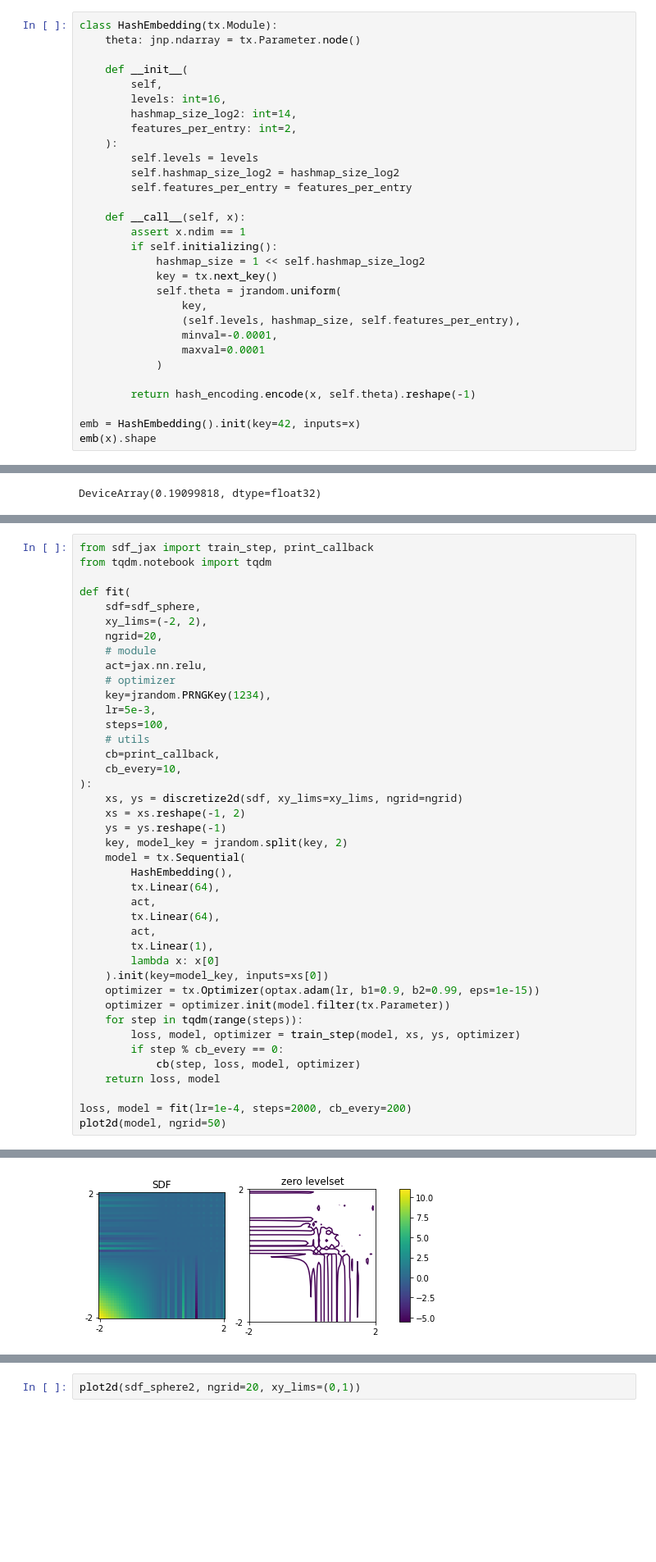
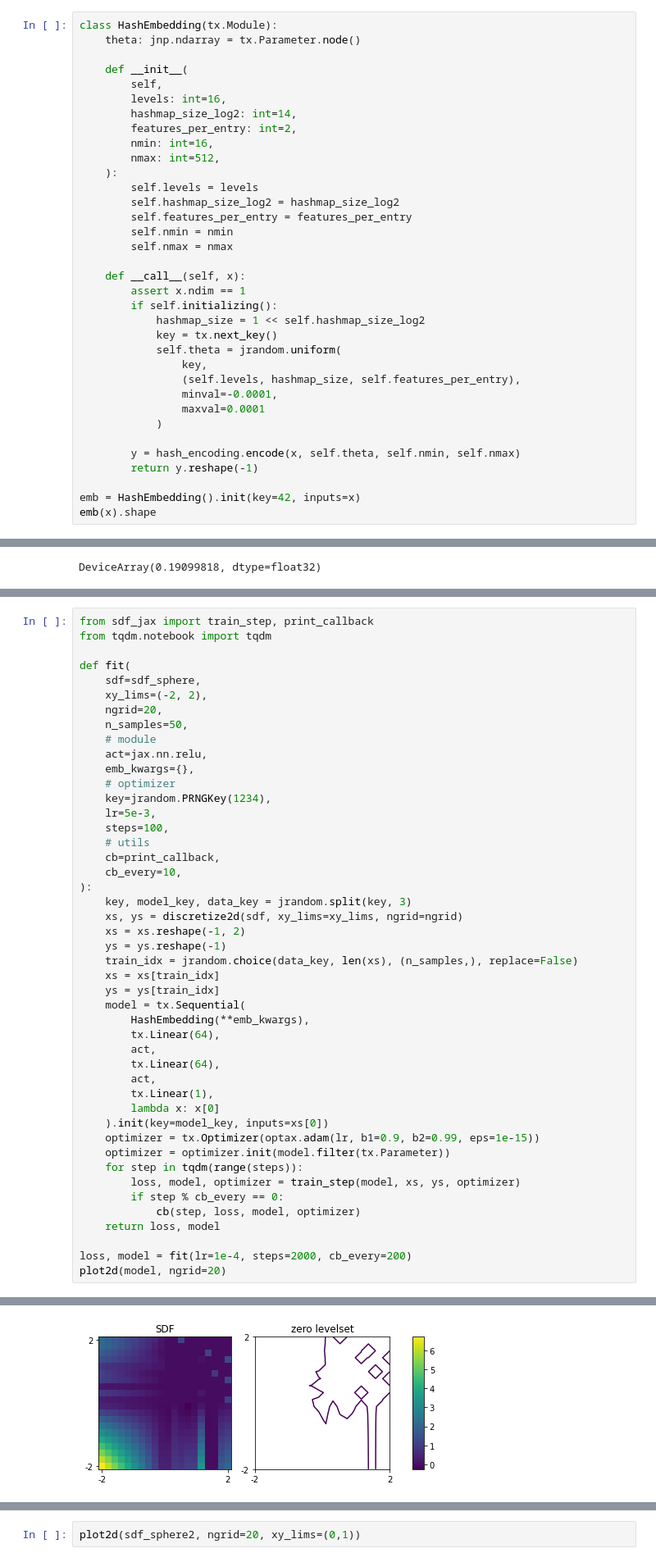
Before and after one commit to niklasschmitz/sdf_jax, a Jupyter notebook: hash_encoding.ipynb, the cells around one changed output, grey strips where cells are left out. Shown at 82% size. Drawn from its saved outputs; the diff is of its cells as text; blank space fills up the shorter version.

```diff
--- a/hash_encoding.ipynb
+++ b/hash_encoding.ipynb
@@ -89,10 +89,14 @@ class HashEmbedding(tx.Module):
         levels: int=16,
         hashmap_size_log2: int=14,
         features_per_entry: int=2,
+        nmin: int=16,
+        nmax: int=512,
     ):
         self.levels = levels
         self.hashmap_size_log2 = hashmap_size_log2
         self.features_per_entry = features_per_entry
+        self.nmin = nmin
+        self.nmax = nmax
 
     def __call__(self, x):
         assert x.ndim == 1
@@ -106,7 +110,8 @@ class HashEmbedding(tx.Module):
                 maxval=0.0001
             )
 
-        return hash_encoding.encode(x, self.theta).reshape(-1)
+        y = hash_encoding.encode(x, self.theta, self.nmin, self.nmax)
+        return y.reshape(-1)
 
 emb = HashEmbedding().init(key=42, inputs=x)
 emb(x).shape
@@ -135,8 +140,10 @@ def fit(
     sdf=sdf_sphere,
     xy_lims=(-2, 2),
     ngrid=20,
+    n_samples=50,
     # module
     act=jax.nn.relu,
+    emb_kwargs={},
     # optimizer
     key=jrandom.PRNGKey(1234),
     lr=5e-3,
@@ -145,12 +152,15 @@ def fit(
     cb=print_callback,
     cb_every=10,
 ):
+    key, model_key, data_key = jrandom.split(key, 3)
     xs, ys = discretize2d(sdf, xy_lims=xy_lims, ngrid=ngrid)
     xs = xs.reshape(-1, 2)
     ys = ys.reshape(-1)
-    key, model_key = jrandom.split(key, 2)
+    train_idx = jrandom.choice(data_key, len(xs), (n_samples,), replace=False)
+    xs = xs[train_idx]
+    ys = ys[train_idx]
     model = tx.Sequential(
-        HashEmbedding(),
+        HashEmbedding(**emb_kwargs),
         tx.Linear(64),
         act,
         tx.Linear(64),
@@ -167,5 +177,5 @@ def fit(
     return loss, model
 
 loss, model = fit(lr=1e-4, steps=2000, cb_every=200)
-plot2d(model, ngrid=50)
+plot2d(model, ngrid=20)
 # %% [output]
@@ -182,4 +192,4 @@ plot2d(model, ngrid=50)
-[figure, old version]
+[figure, new version]
 # %%
 # it seems coordinates matter a lot.
 # is the unit square a default assumption ?
```
Also changed, not shown: parts of 11 cells of this notebook, 1 other file.
